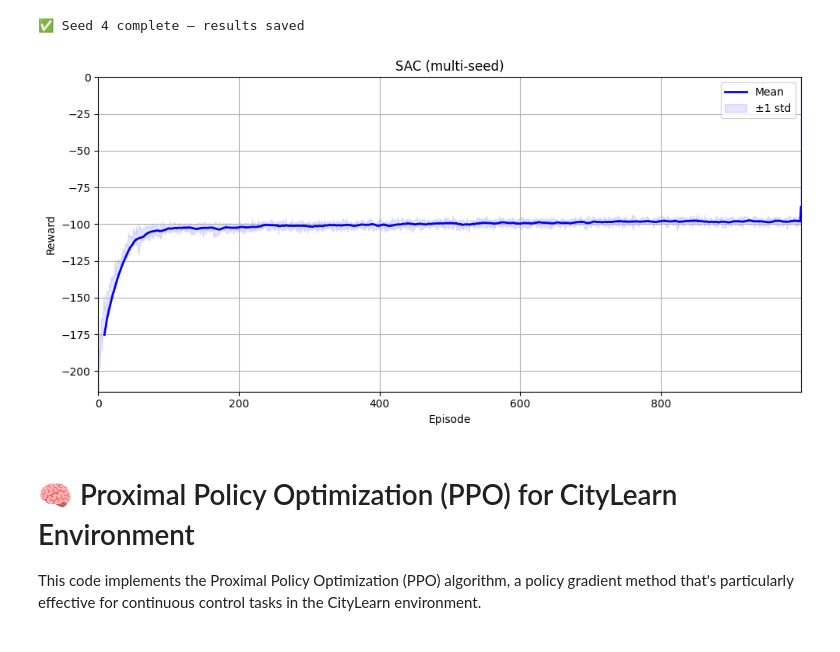
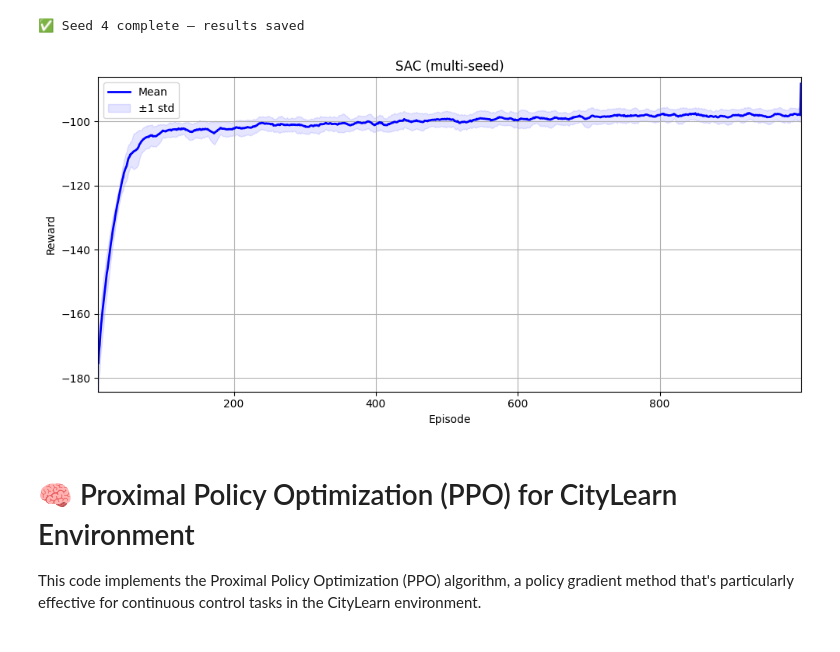
Before and after one commit to Isla-lab/CityLearnRL-Bioinformatica, a Jupyter notebook: notebooks/models/PPO_TD3_tutorial.ipynb, the cells around one changed output. Drawn from its saved outputs; the diff is of its cells as text; code cells hidden in the pictures.

```diff
--- a/notebooks/models/PPO_TD3_tutorial.ipynb
+++ b/notebooks/models/PPO_TD3_tutorial.ipynb
@@ -1658,40 +1658,47 @@ IntProgress(value=0, description='Simulating:', max=167000, style=ProgressStyle(
 ✅ Seed 4 complete — results saved
 # %%
 import matplotlib.pyplot as plt
+import pandas as pd
 
-# Calculate mean and standard deviation of rewards per episode
+# Combine reward history from all seeds into a DataFrame
 df_sac_all = pd.concat(all_sac_rewards, axis=1)
 df_sac_all.columns = [f'Seed {s}' for s in seeds]
 
+# Calculate mean and standard deviation
 reward_mean = df_sac_all.mean(axis=1)
 reward_std = df_sac_all.std(axis=1)
-reward_smoothed = reward_mean.rolling(window=10).mean()
+
+# Apply consistent rolling smoothing to both
+window = 10
+reward_mean_smoothed = reward_mean.rolling(window=window).mean()
+reward_std_smoothed = reward_std.rolling(window=window).mean()
 
 # Plot
-fig, ax = plt.subplots(1, 1, figsize=(10, 5))
+fig, ax = plt.subplots(figsize=(10, 5))
 
-ax.plot(reward_smoothed, color='blue', linewidth=2, label='Mean')
+# Plot smoothed mean
+ax.plot(reward_mean_smoothed, color='blue', linewidth=2, label='Mean')
 
-# ±1 standard deviation bands
+# Plot smoothed ±1 std bands
 ax.fill_between(
-    reward_mean.index,
-    reward_mean - reward_std,
-    reward_mean + reward_std,
+    reward_mean_smoothed.index,
+    reward_mean_smoothed - reward_std_smoothed,
+    reward_mean_smoothed + reward_std_smoothed,
     color='blue',
     alpha=0.1,
     label='±1 std'
 )
 
 # Labels and layout
 ax.set_title('SAC (multi-seed)')
 ax.set_xlabel('Episode')
 ax.set_ylabel('Reward')
 ax.legend()
 ax.grid(True)
 plt.tight_layout()
 plt.show()
 # %% [output]
-[figure, old version]
+[figure, new version]
 # %% [markdown]
 # 🧠 Proximal Policy Optimization (PPO) for CityLearn Environment
 
```
Also changed, not shown: parts of 8 cells of this notebook, 14 other files.
